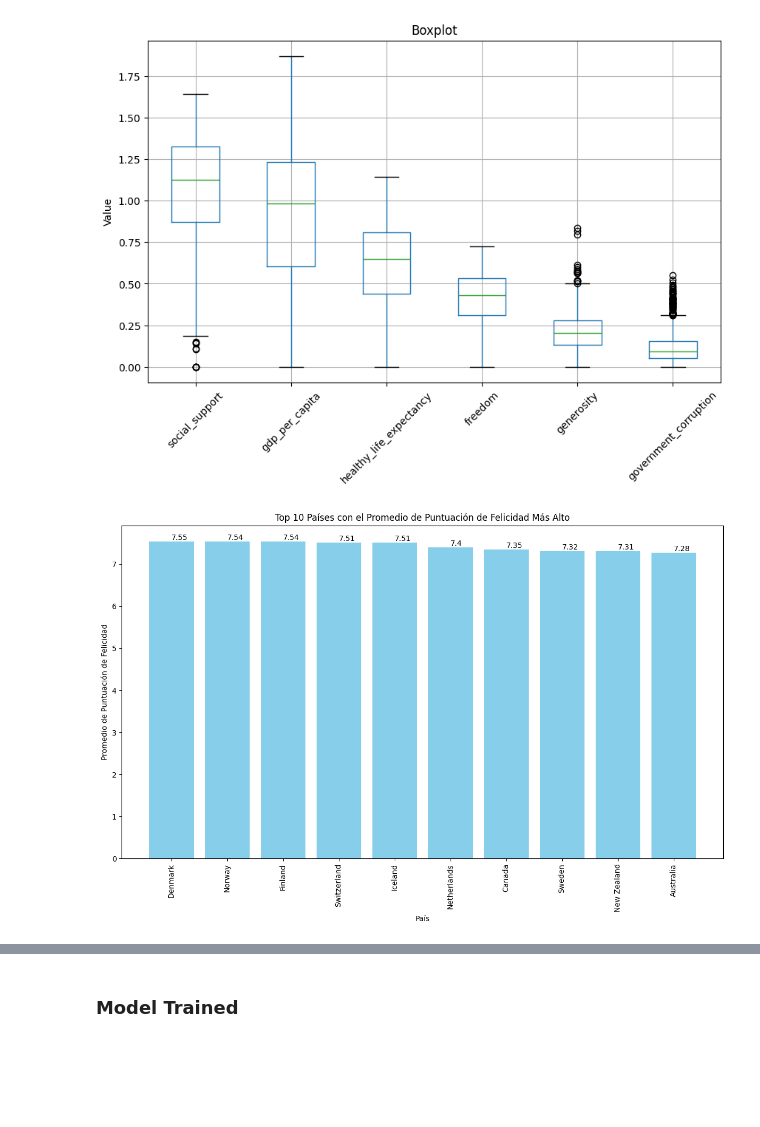
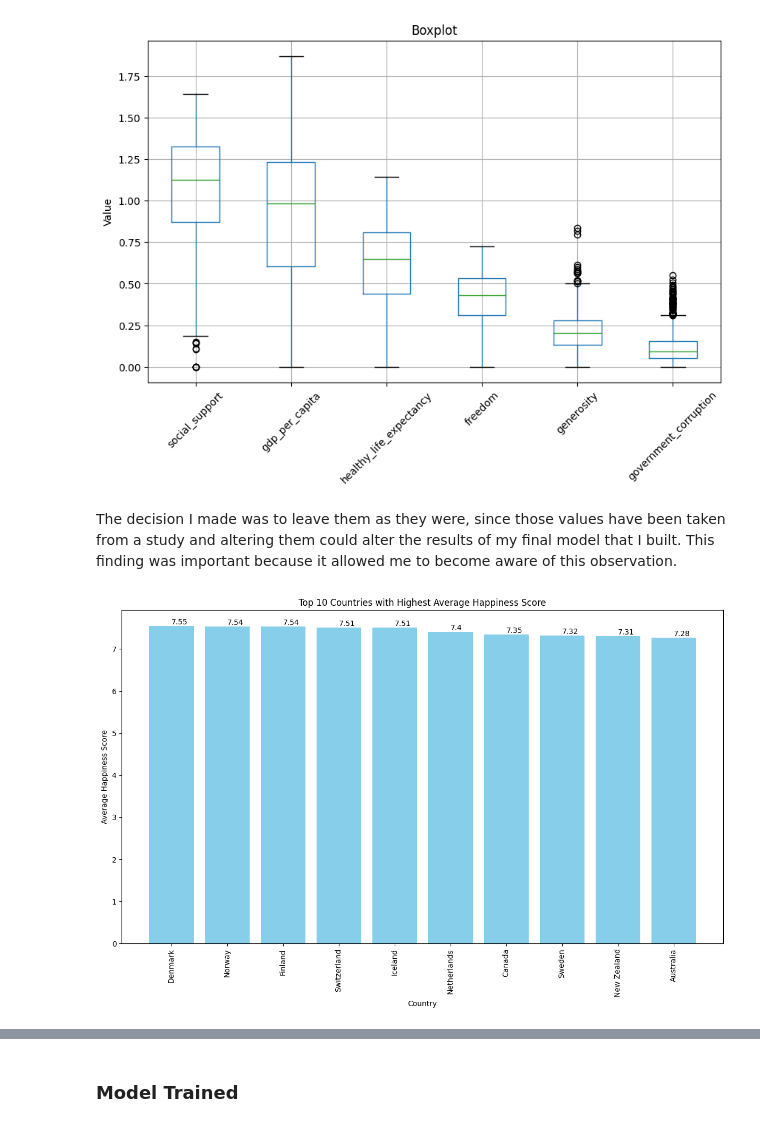
Before and after one commit to mdlangeles/ML_and_Data_Streaming_with_Kafka_WORKSHOP3, a Jupyter notebook: Notebooks/EDA.ipynb, the cells around one changed output, grey strips where cells are left out. Saved outputs shown, nothing was run; the diff lists cells and outputs as text; code cells hidden in the pictures; blank space fills up the shorter version.

Commit message:
EDA & Model Finished.

```diff
--- a/Notebooks/EDA.ipynb
+++ b/Notebooks/EDA.ipynb
@@ -826,36 +916,31 @@ plt.grid(True)
 plt.show()
 # %% [output]
 [figure]
+# %% [markdown]
+The decision I made was to leave them as they were, since those values have been taken from a study and altering them could alter the results of my final model that I built.
+This finding was important because it allowed me to become aware of this observation.
 # %%
 average_scores = df.groupby('country')['happiness_score'].mean().reset_index()
 
-# Ordenar los datos por el promedio de 'happiness_score' de manera descendente
 average_scores = average_scores.sort_values(by='happiness_score', ascending=False)
 
-# Tomar solo los primeros 10 países con los promedios de felicidad más altos
 top_10_countries = average_scores.head(10)
 
-# Configurar el tamaño del gráfico
 plt.figure(figsize=(12, 8))
 
-# Crear el diagrama de barras
 bars = plt.bar(top_10_countries['country'], top_10_countries['happiness_score'], color='skyblue')
 
-# Rotar las etiquetas del eje x para una mejor visualización
 plt.xticks(rotation=90)
 
-# Etiquetas y título
-plt.xlabel('País')
-plt.ylabel('Promedio de Puntuación de Felicidad')
-plt.title('Top 10 Países con el Promedio de Puntuación de Felicidad Más Alto')
+plt.xlabel('Country')
+plt.ylabel('Average Happiness Score')
+plt.title('Top 10 Countries with Highest Average Happiness Score')
 
-# Agregar etiquetas de valor en cada barra
 for bar in bars:
     yval = bar.get_height()
     plt.text(bar.get_x() + bar.get_width()/2, yval, round(yval, 2), va='bottom')
 
-# Mostrar el gráfico
-plt.tight_layout()  # Ajusta el diseño para evitar cortes en las etiquetas
+plt.tight_layout()
 plt.show()
 # %% [output]
-[figure, old version]
+[figure, new version]
```
Also changed, not shown: parts of 30 cells of this notebook, 2 other files.
